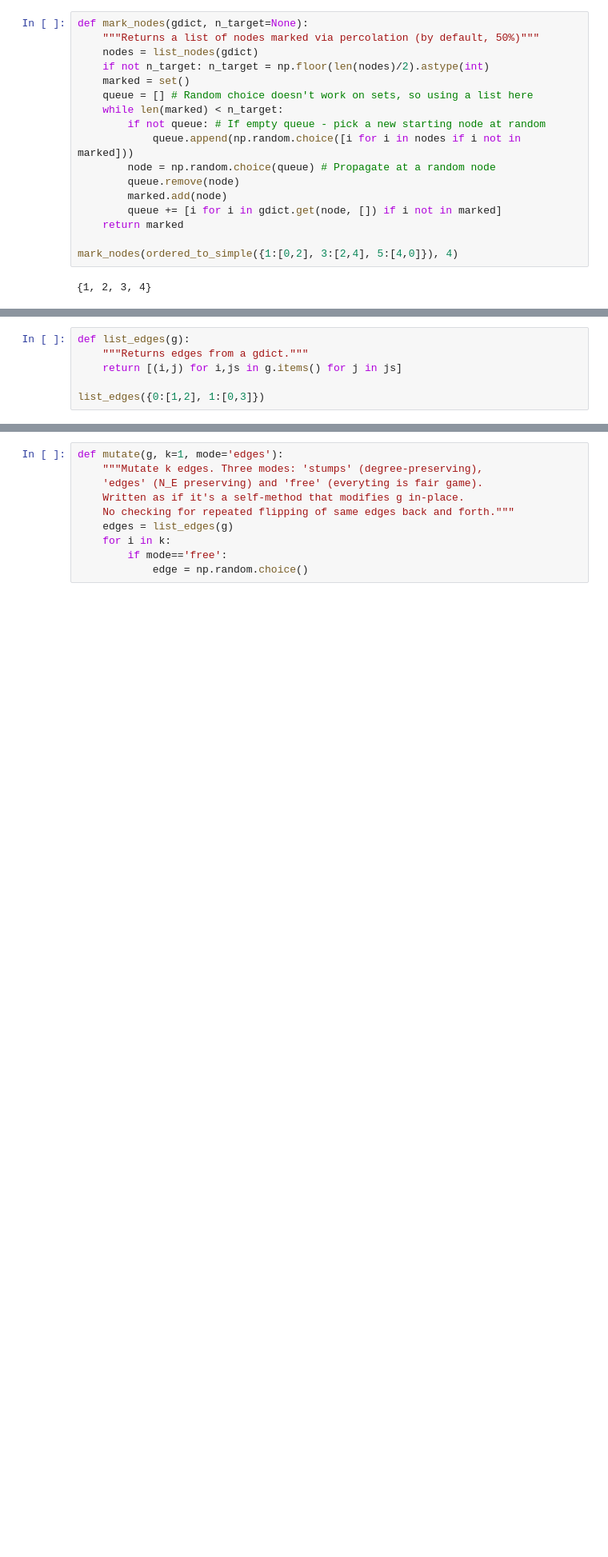
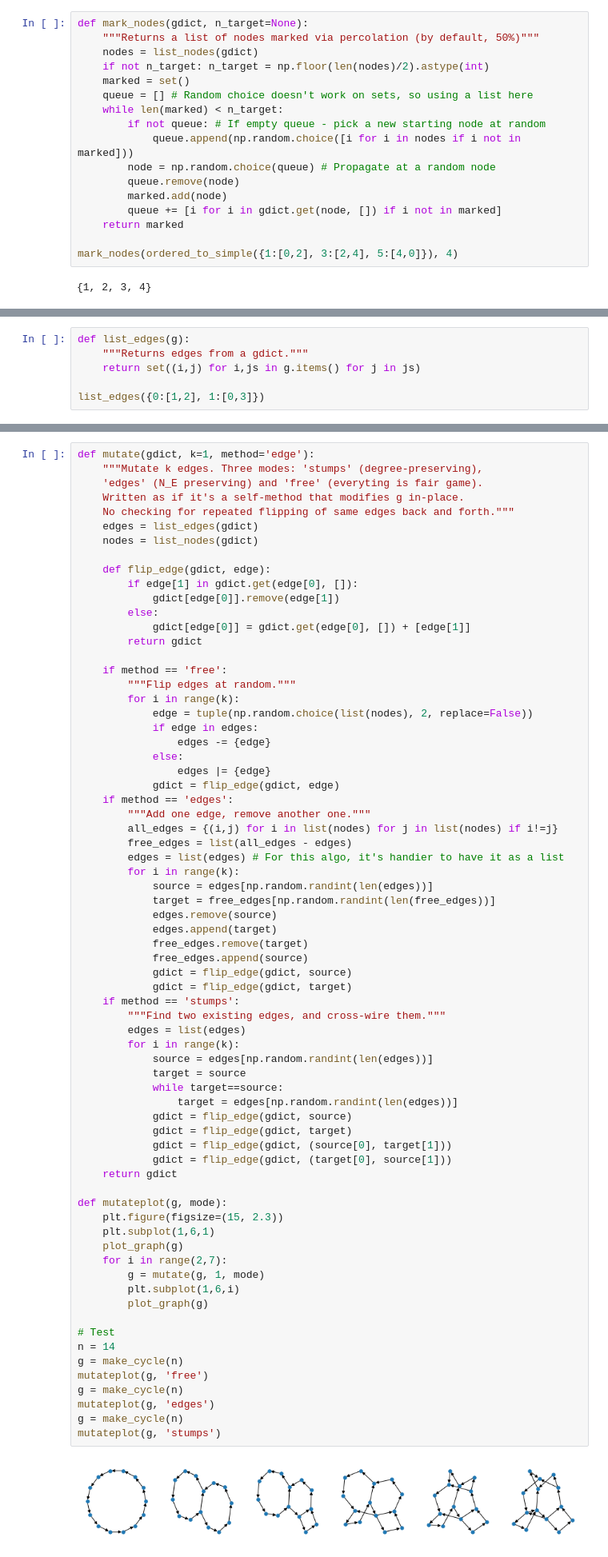
Before and after one commit to khakhalin/echo-networks, a Jupyter notebook: splice.ipynb, the cells around one changed output, grey strips where cells are left out. Shown at 80% size. Cells and saved outputs as stored; diff of their text form; blank space fills up the shorter version.

```diff
--- a/splice.ipynb
+++ b/splice.ipynb
@@ -180,7 +183,7 @@ parenting_pic(make_random, make_cycle, 12)
 # %%
 def list_edges(g):
     """Returns edges from a gdict."""
-    return [(i,j) for i,js in g.items() for j in js]
+    return set((i,j) for i,js in g.items() for j in js)
 
 list_edges({0:[1,2], 1:[0,3]})
 # %% [output]
@@ -188,10 +191,72 @@ list_edges({0:[1,2], 1:[0,3]})
-# %%
-def mutate(g, k=1, mode='edges'):
-    """Mutate k edges. Three modes: 'stumps' (degree-preserving),
-    'edges' (N_E preserving) and 'free' (everyting is fair game).
-    Written as if it's a self-method that modifies g in-place.
-    No checking for repeated flipping of same edges back and forth."""
-    edges = list_edges(g)
-    for i in k:
-        if mode=='free':
-            edge = np.random.choice()
+# %%
+def mutate(gdict, k=1, method='edge'):
+    """Mutate k edges. Three modes: 'stumps' (degree-preserving),
+    'edges' (N_E preserving) and 'free' (everyting is fair game).
+    Written as if it's a self-method that modifies g in-place.
+    No checking for repeated flipping of same edges back and forth."""
+    edges = list_edges(gdict)
+    nodes = list_nodes(gdict)
+
+    def flip_edge(gdict, edge):
+        if edge[1] in gdict.get(edge[0], []):
+            gdict[edge[0]].remove(edge[1])
+        else:
+            gdict[edge[0]] = gdict.get(edge[0], []) + [edge[1]]
+        return gdict
+
+    if method == 'free':
+        """Flip edges at random."""
+        for i in range(k):
+            edge = tuple(np.random.choice(list(nodes), 2, replace=False))
+            if edge in edges:
+                edges -= {edge}
+            else:
+                edges |= {edge}
+            gdict = flip_edge(gdict, edge)
+    if method == 'edges':
+        """Add one edge, remove another one."""
+        all_edges = {(i,j) for i in list(nodes) for j in list(nodes) if i!=j}
+        free_edges = list(all_edges - edges)
+        edges = list(edges) # For this algo, it's handier to have it as a list
+        for i in range(k):
+            source = edges[np.random.randint(len(edges))]
+            target = free_edges[np.random.randint(len(free_edges))]
+            edges.remove(source)
+            edges.append(target)
+            free_edges.remove(target)
+            free_edges.append(source)
+            gdict = flip_edge(gdict, source)
+            gdict = flip_edge(gdict, target)
+    if method == 'stumps':
+        """Find two existing edges, and cross-wire them."""
+        edges = list(edges)
+        for i in range(k):
+            source = edges[np.random.randint(len(edges))]
+            target = source
+            while target==source:
+                target = edges[np.random.randint(len(edges))]
+            gdict = flip_edge(gdict, source)
+            gdict = flip_edge(gdict, target)
+            gdict = flip_edge(gdict, (source[0], target[1]))
+            gdict = flip_edge(gdict, (target[0], source[1]))
+    return gdict
+
+def mutateplot(g, mode):
+    plt.figure(figsize=(15, 2.3))
+    plt.subplot(1,6,1)
+    plot_graph(g)
+    for i in range(2,7):
+        g = mutate(g, 1, mode)
+        plt.subplot(1,6,i)
+        plot_graph(g)
+
+# Test
+n = 14
+g = make_cycle(n)
+mutateplot(g, 'free')
+g = make_cycle(n)
+mutateplot(g, 'edges')
+g = make_cycle(n)
+mutateplot(g, 'stumps')
+# %% [output]
+[figure, added]
```
Also changed, not shown: parts of 4 cells of this notebook.
